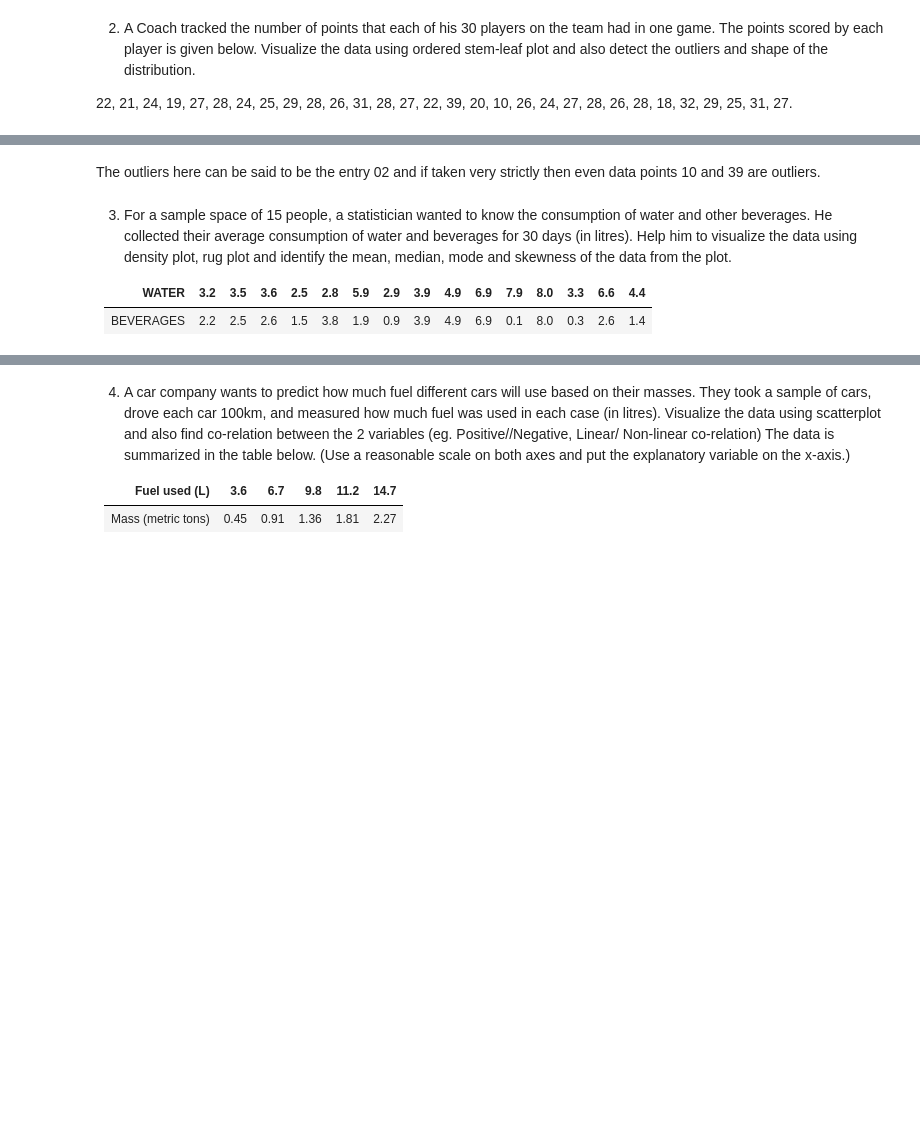
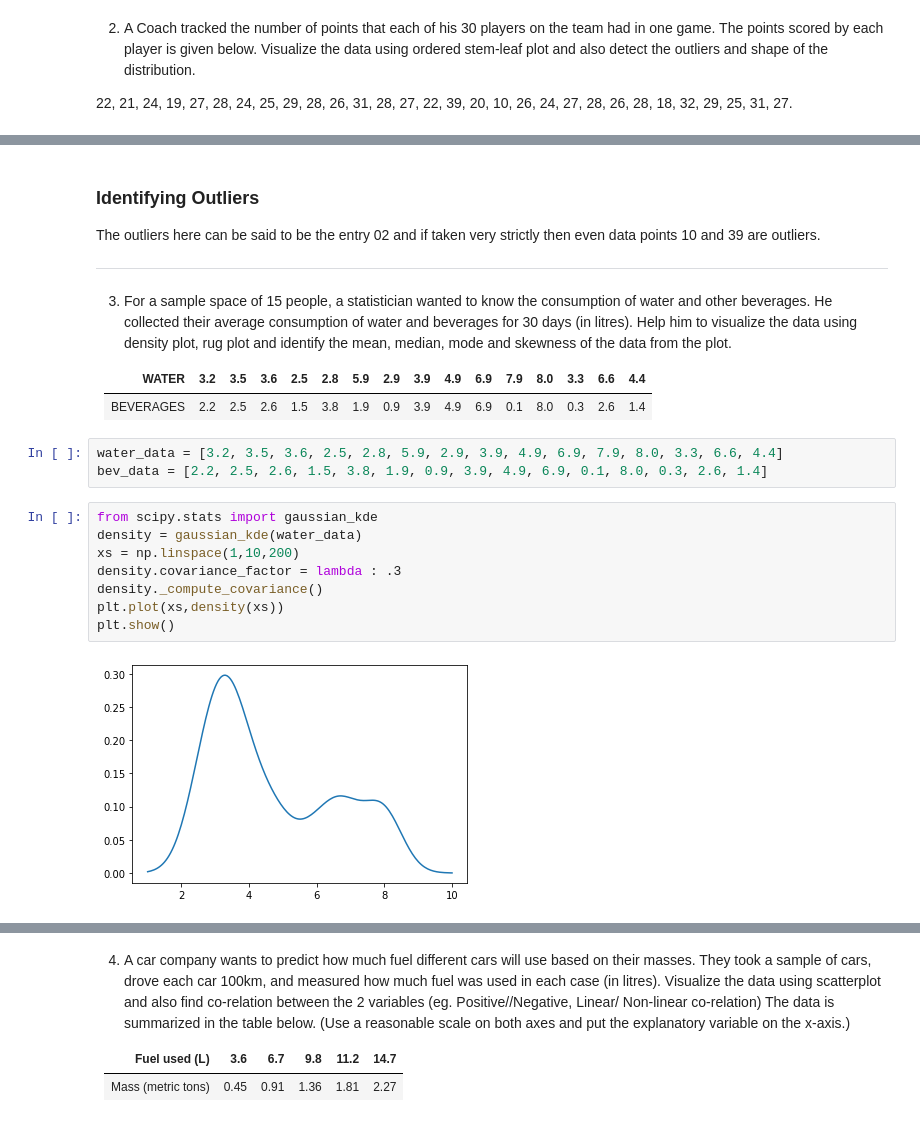
Before and after one commit to anant0301/Sem6, a Jupyter notebook: Big Data/Practice/Problem Set 2/Solution Set 2.ipynb, the cells around one changed output, grey strips where cells are left out. Cells and saved outputs as stored; diff of their text form; blank space fills up the shorter version.

```diff
--- a/Big Data/Practice/Problem Set 2/Solution Set 2.ipynb
+++ b/Big Data/Practice/Problem Set 2/Solution Set 2.ipynb
@@ -80,4 +102,6 @@ stem_leaf
 # %% [markdown]
+### Identifying Outliers ###
 The outliers here can be said to be the entry 02 and if taken very strictly then even data points 10 and 39 are outliers.
+--- ---
 # %% [markdown]
 3. For a sample space of 15 people, a statistician wanted to know the consumption of water and other beverages. He collected their average consumption of water and beverages for 30 days (in litres). Help him to visualize the data using density plot, rug plot and identify the mean, median, mode and skewness of the data from the plot.
@@ -85,3 +110,16 @@ The outliers here can be said to be the entry 02 and if taken very strictly then
 WATER | 3.2| 3.5| 3.6| 2.5| 2.8| 5.9| 2.9| 3.9| 4.9| 6.9| 7.9| 8.0| 3.3| 6.6| 4.4
 ---|---|---|---|---|---|---|---|---|---|---|---|---|---|---|---
 BEVERAGES | 2.2| 2.5| 2.6| 1.5| 3.8| 1.9| 0.9| 3.9| 4.9| 6.9| 0.1| 8.0| 0.3| 2.6| 1.4
+# %%
+water_data = [3.2, 3.5, 3.6, 2.5, 2.8, 5.9, 2.9, 3.9, 4.9, 6.9, 7.9, 8.0, 3.3, 6.6, 4.4]
+bev_data = [2.2, 2.5, 2.6, 1.5, 3.8, 1.9, 0.9, 3.9, 4.9, 6.9, 0.1, 8.0, 0.3, 2.6, 1.4]
+# %%
+from scipy.stats import gaussian_kde
+density = gaussian_kde(water_data)
+xs = np.linspace(1,10,200)
+density.covariance_factor = lambda : .3
+density._compute_covariance()
+plt.plot(xs,density(xs))
+plt.show()
+# %% [output]
+[figure, added]
```
Also changed, not shown: parts of 26 cells of this notebook, 30 other files.
